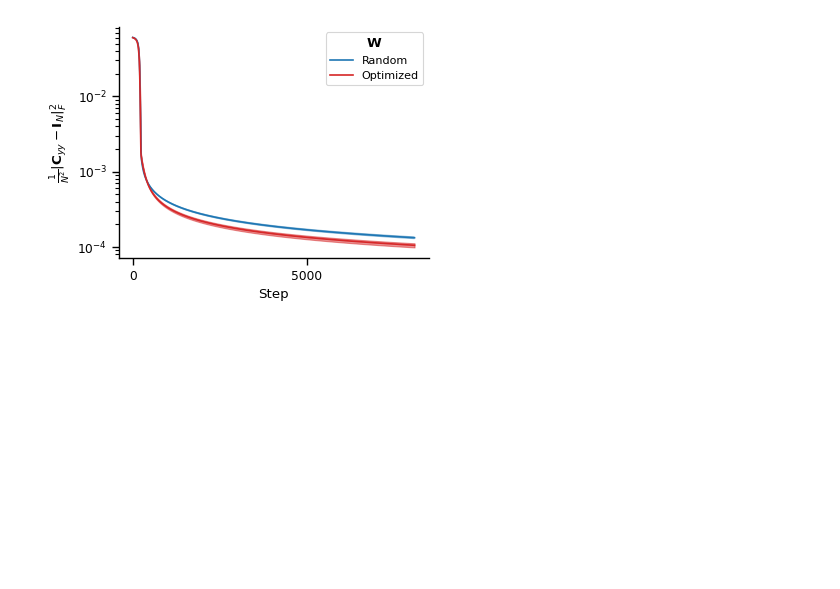
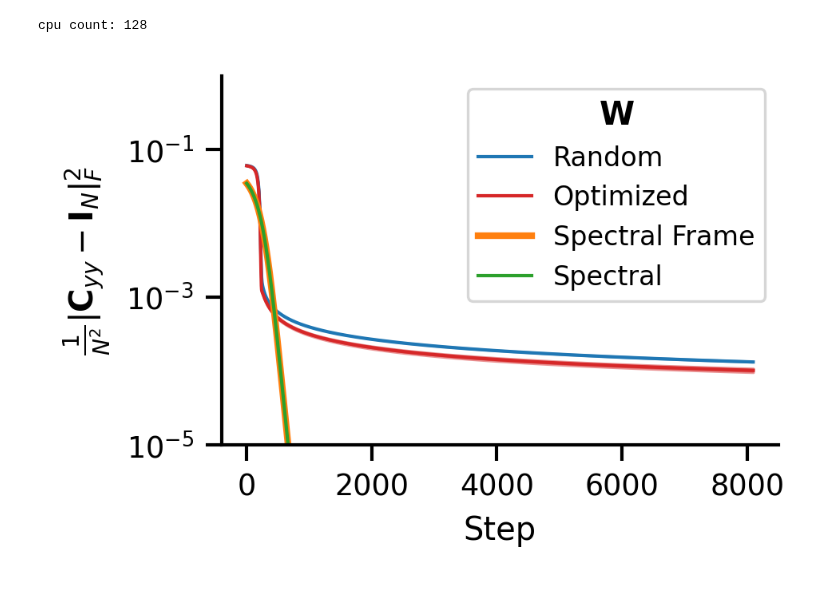
Before and after one commit to lyndond/frame_whitening, a Jupyter notebook: figures/grassmann.ipynb, the cells around one changed output. Saved outputs shown, nothing was run; the diff lists cells and outputs as text; code cells hidden in the pictures; blank space fills up the shorter version.

```diff
--- a/figures/grassmann.ipynb
+++ b/figures/grassmann.ipynb
@@ -4,6 +4,7 @@ os.environ["OMP_NUM_THREADS"] = "1"
 
 import matplotlib.pyplot as plt
 import multiprocessing
+print(f'cpu count: {multiprocessing.cpu_count()}')
 import numpy as np
 import numpy.typing as npt
 from tqdm import tqdm
@@ -11,6 +12,8 @@ import seaborn as sns
 
 import frame_whitening as fw
 import frame_whitening.simulation as fws
+# %% [output]
+cpu count: 128
 # %%
 def simulate_one(
     n: int,
@@ -65,31 +80,43 @@ n_repeats = 100
 n = 16
 n_steps = 8096
 lr = 5E-3
-all_errors_randn = simulate_many(n, n_steps, n_repeats, lr, "RANDN")
-all_errors_grassmann = simulate_many(n, n_steps, n_repeats, lr, "GRASSMANN")
+all_errors_randn,_ = simulate_many(n, n_steps, n_repeats, lr, "RANDN")
+all_errors_grassmann,_ = simulate_many(n, n_steps, n_repeats, lr, "GRASSMANN")
+all_errors_spectral_frame, g_last_spectral_frame = simulate_many(n, n_steps, n_repeats, lr, "SPECTRAL_FRAME")
+all_errors_spectral, g_last_spectral = simulate_many(n, n_steps, n_repeats, lr, "SPECTRAL")
 # %%
 # fmt: off
 def get_mean_sem(x):
     return np.mean(x, axis=0), np.std(x, axis=0) / np.sqrt(x.shape[0])
 
 with sns.plotting_context("paper", font_scale=1):
-    fig, ax = plt.subplots(1, 1, figsize=(4, 3) ,dpi=100)
+    fig, ax = plt.subplots(1, 1, figsize=(3, 2) ,dpi=300)
 
     mu_randn, sig_randn = get_mean_sem(all_errors_randn)
     mu_opt, sig_opt = get_mean_sem(all_errors_grassmann)
+    mu_spectral, sig_spectral = get_mean_sem(all_errors_spectral)
 
-    ax.plot(range(len(mu_randn)), mu_randn, color="C0", label="Random")
-    ax.fill_between(range(len(mu_randn)), mu_randn - sig_randn, mu_randn + sig_randn, alpha=0.5)
+    ax.plot(range(1, len(mu_randn)+1), mu_randn, color="C0", label="Random", linewidth=1)
+    ax.fill_between(range(1, len(mu_randn)+1), mu_randn - sig_randn, mu_randn + sig_randn, alpha=0.5)
 
-    ax.plot(range(len(mu_opt)), mu_opt, color="C3", label="Optimized")
-    ax.fill_between(range(len(mu_opt)), mu_opt - sig_opt, mu_opt + sig_opt, color="C3", alpha=0.5)
+    ax.plot(range(1, len(mu_opt)+1), mu_opt, color="C3", label="Optimized", linewidth=1)
+    ax.fill_between(range(1, len(mu_opt)+1), mu_opt - sig_opt, mu_opt + sig_opt, color="C3", alpha=0.5)
 
-    ax.set(yscale="log", ylabel=r"$\frac{1}{N^2}\|{\bf C}_{yy} - {\bf I}_N\|_F^2$",
-    xlabel="Step", xticks=(0, 5000))
+    ax.plot(range(1, len(mu_spectral)+1), mu_spectral, color="C1", label="Spectral Frame", linewidth=2)
+    # ax.fill_between(range(1, len(mu_spectral)+1), mu_spectral - sig_spectral, mu_spectral + sig_spectral, color="C1", alpha=0.5)
+
+    ax.plot(range(1, len(mu_spectral)+1), mu_spectral, color="C2", label="Spectral", linewidth=1)
+
+    ax.set(yscale="log",
+    # xscale="log",
+    ylabel=r"$\frac{1}{N^2}\|{\bf C}_{yy} - {\bf I}_N\|_F^2$",
+    xlabel="Step",
+    # xticks=(1, 100_000),
+    ylim=(1E-5, 1E0))
 
     ax.legend(title=r"${\bf W}$", fontsize=8, loc="upper right")
 
     sns.despine()
 # fmt: on
 # %% [output]
-[figure, old version]
+[figure, new version]
```
Also changed, not shown: parts of 5 cells of this notebook.
